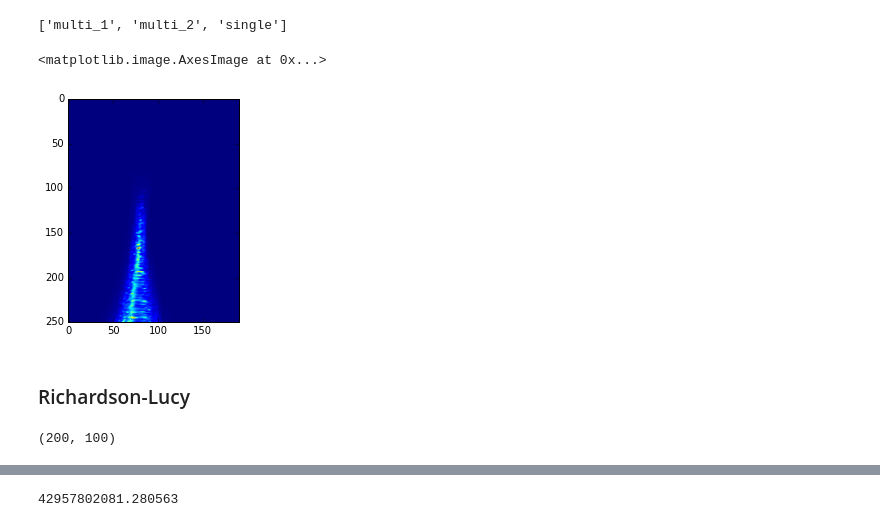
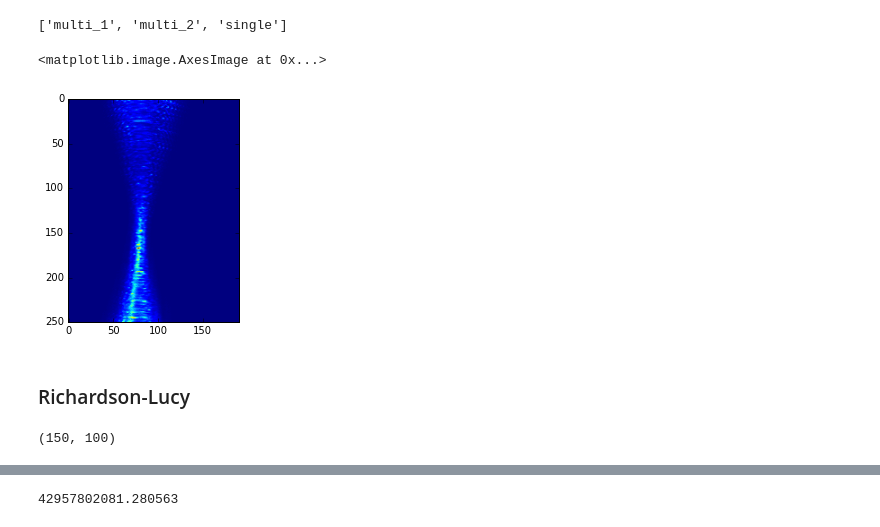
Before and after one commit to vlchaplin/VeraUSpub, a Jupyter notebook: py/PSF_recon.ipynb, the cells around one changed output, grey strips where cells are left out. Cells and saved outputs as stored; diff of their text form; code cells hidden in the pictures.

```diff
--- a/py/PSF_recon.ipynb
+++ b/py/PSF_recon.ipynb
@@ -233,19 +235,22 @@ list(f.keys())
 # %%
 f.close()
 # %%
-(varianceImage1,varianceImage2,coherenceTerm) = loadmaps("single",60,h5f=f,timeavg=True)
+(varianceImage1,varianceImage2,coherenceTerm) = loadmaps("multi_2",60,h5f=f,timeavg=True)
 # %%
-plt.imshow(varianceImage1)
+plt.imshow(varianceImage1 + varianceImage2)
 # %% [output]
 <matplotlib.image.AxesImage at 0x...>
-[figure, old version]
+[figure, new version]
 # %% [markdown]
 ### Richardson-Lucy
 # %%
-gz,gx=np.meshgrid(np.arange(-0.02,0.02,dz), np.arange(-0.01,0.01,dx), indexing='ij')
+gz,gx=np.meshgrid(np.arange(-0.015,0.015,dz), np.arange(-0.01,0.01,dx), indexing='ij')
 psf_h = PSF(gz,gx)
 psf_hconj = PSF(-gz,-gx)
 
+psf2 = psf_hconj
+psf2_hconj = psf_h
+
 psf_h.shape
 # %% [output]
-(200, 100)
+(150, 100)
```
Also changed, not shown: parts of 12 cells of this notebook.
